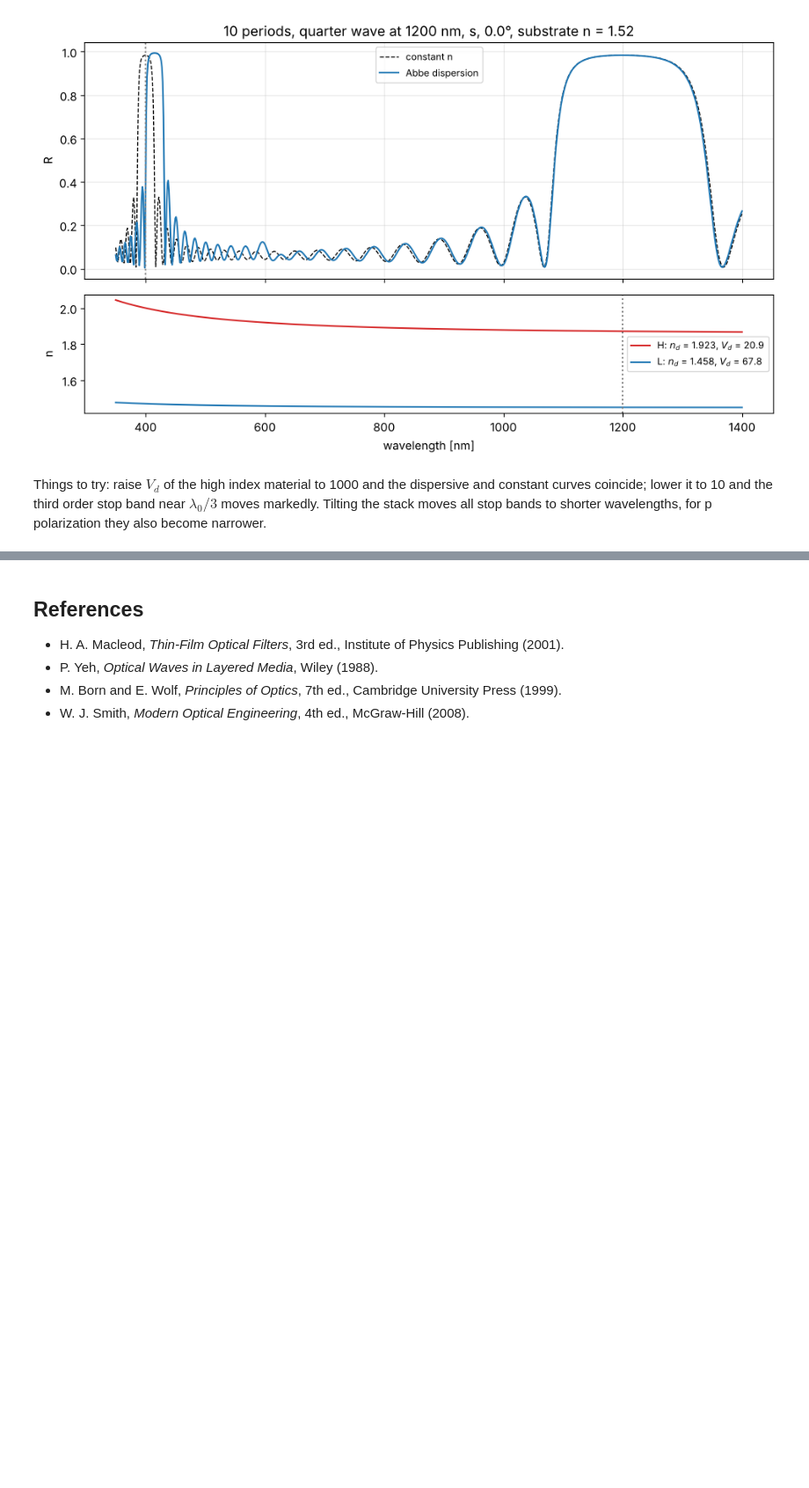
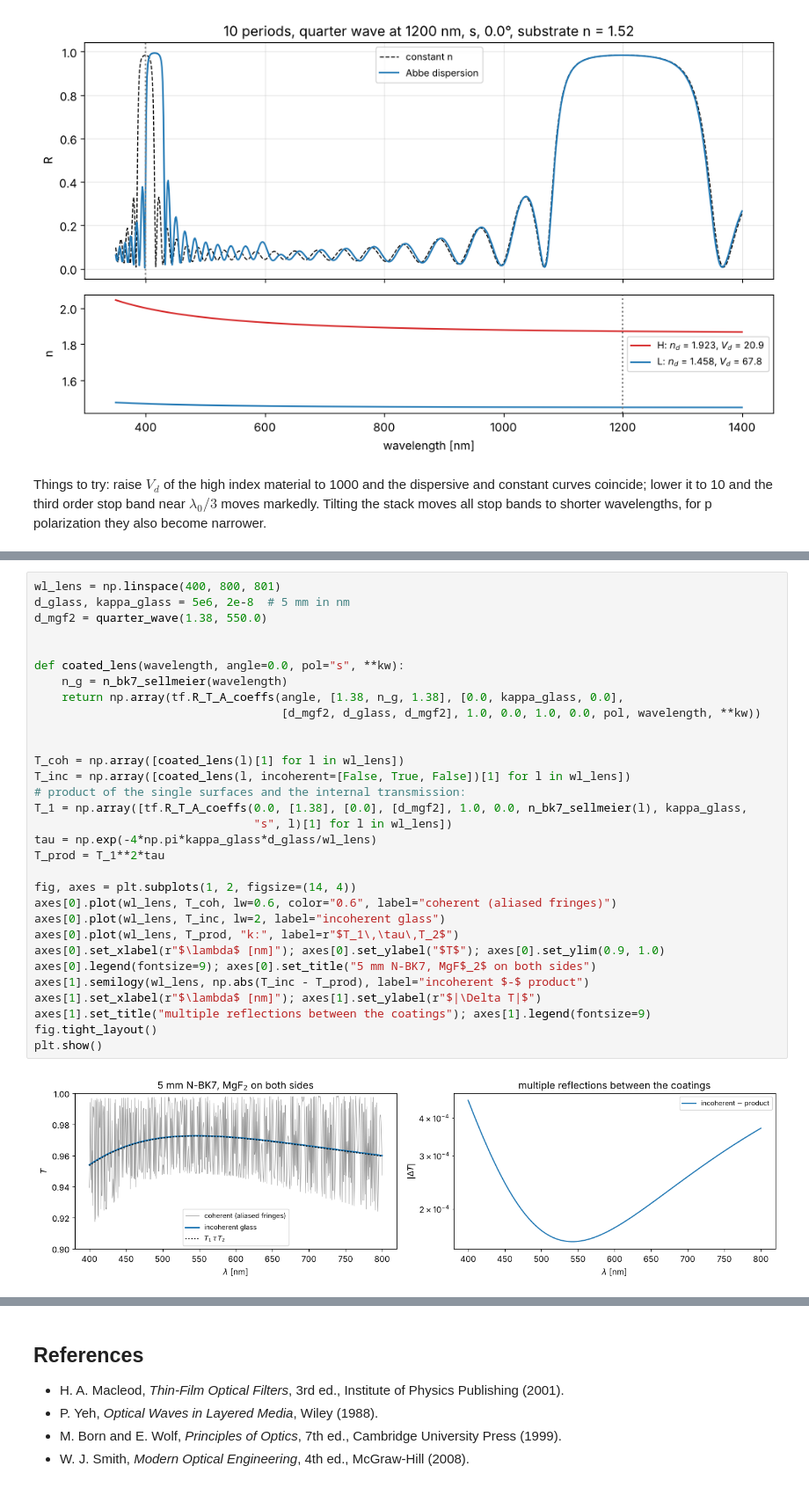
Before and after one commit to EMinsight/pyoptics, a Jupyter notebook: notebooks/12_layer_stacks.ipynb, the cells around one changed output, grey strips where cells are left out. Shown at 88% size. Cells and saved outputs as stored; diff of their text form; blank space fills up the shorter version.

```diff
--- a/notebooks/12_layer_stacks.ipynb
+++ b/notebooks/12_layer_stacks.ipynb
@@ -470,0 +502,33 @@ shorter wavelengths, for p polarization they also become narrower.
+# %%
+wl_lens = np.linspace(400, 800, 801)
+d_glass, kappa_glass = 5e6, 2e-8  # 5 mm in nm
+d_mgf2 = quarter_wave(1.38, 550.0)
+
+
+def coated_lens(wavelength, angle=0.0, pol="s", **kw):
+    n_g = n_bk7_sellmeier(wavelength)
+    return np.array(tf.R_T_A_coeffs(angle, [1.38, n_g, 1.38], [0.0, kappa_glass, 0.0],
+                                    [d_mgf2, d_glass, d_mgf2], 1.0, 0.0, 1.0, 0.0, pol, wavelength, **kw))
+
+
+T_coh = np.array([coated_lens(l)[1] for l in wl_lens])
+T_inc = np.array([coated_lens(l, incoherent=[False, True, False])[1] for l in wl_lens])
+# product of the single surfaces and the internal transmission:
+T_1 = np.array([tf.R_T_A_coeffs(0.0, [1.38], [0.0], [d_mgf2], 1.0, 0.0, n_bk7_sellmeier(l), kappa_glass,
+                                "s", l)[1] for l in wl_lens])
+tau = np.exp(-4*np.pi*kappa_glass*d_glass/wl_lens)
+T_prod = T_1**2*tau
+
+fig, axes = plt.subplots(1, 2, figsize=(14, 4))
+axes[0].plot(wl_lens, T_coh, lw=0.6, color="0.6", label="coherent (aliased fringes)")
+axes[0].plot(wl_lens, T_inc, lw=2, label="incoherent glass")
+axes[0].plot(wl_lens, T_prod, "k:", label=r"$T_1\,\tau\,T_2$")
+axes[0].set_xlabel(r"$\lambda$ [nm]"); axes[0].set_ylabel("$T$"); axes[0].set_ylim(0.9, 1.0)
+axes[0].legend(fontsize=9); axes[0].set_title("5 mm N-BK7, MgF$_2$ on both sides")
+axes[1].semilogy(wl_lens, np.abs(T_inc - T_prod), label="incoherent $-$ product")
+axes[1].set_xlabel(r"$\lambda$ [nm]"); axes[1].set_ylabel(r"$|\Delta T|$")
+axes[1].set_title("multiple reflections between the coatings"); axes[1].legend(fontsize=9)
+fig.tight_layout()
+plt.show()
+# %% [output]
+[figure, added]
```
Also changed, not shown: parts of 8 cells of this notebook, 3 other files.
